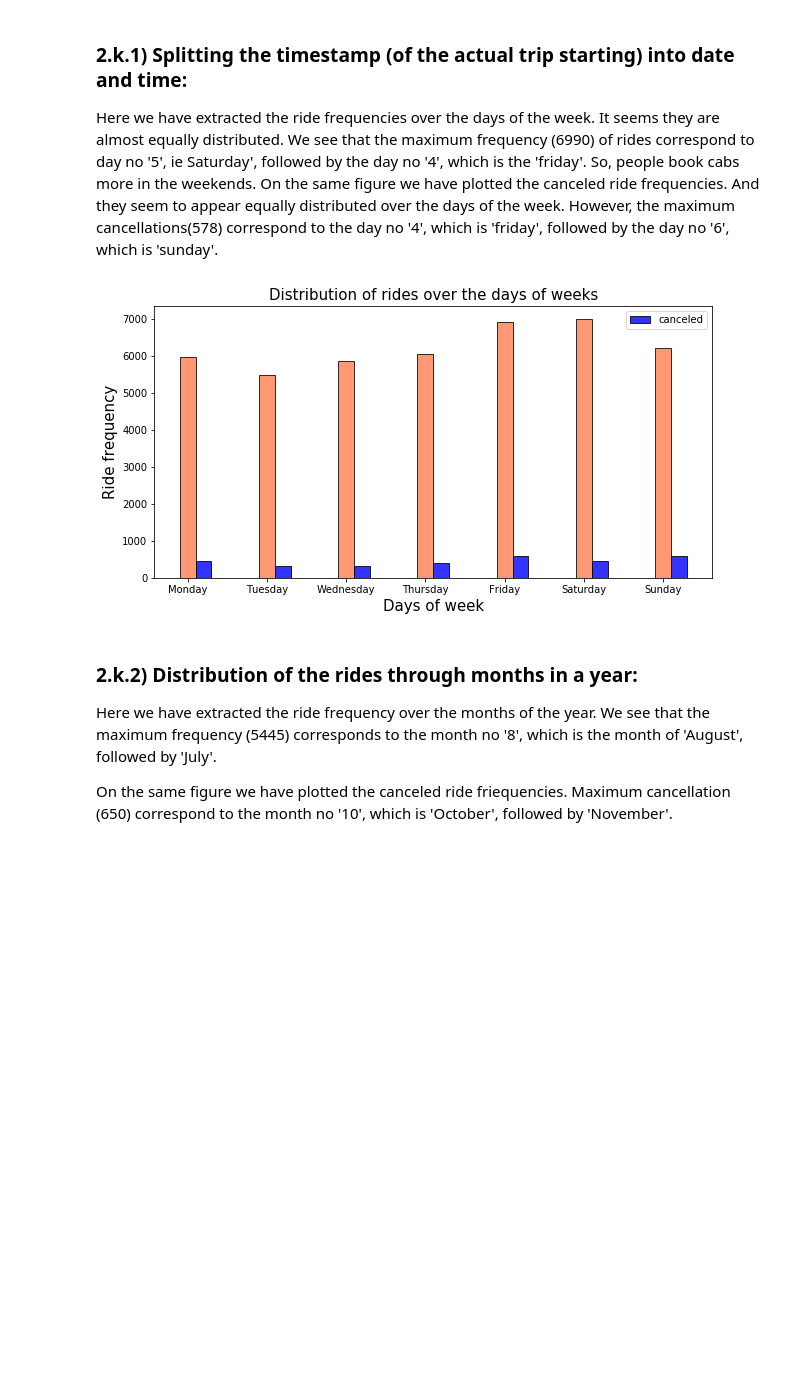
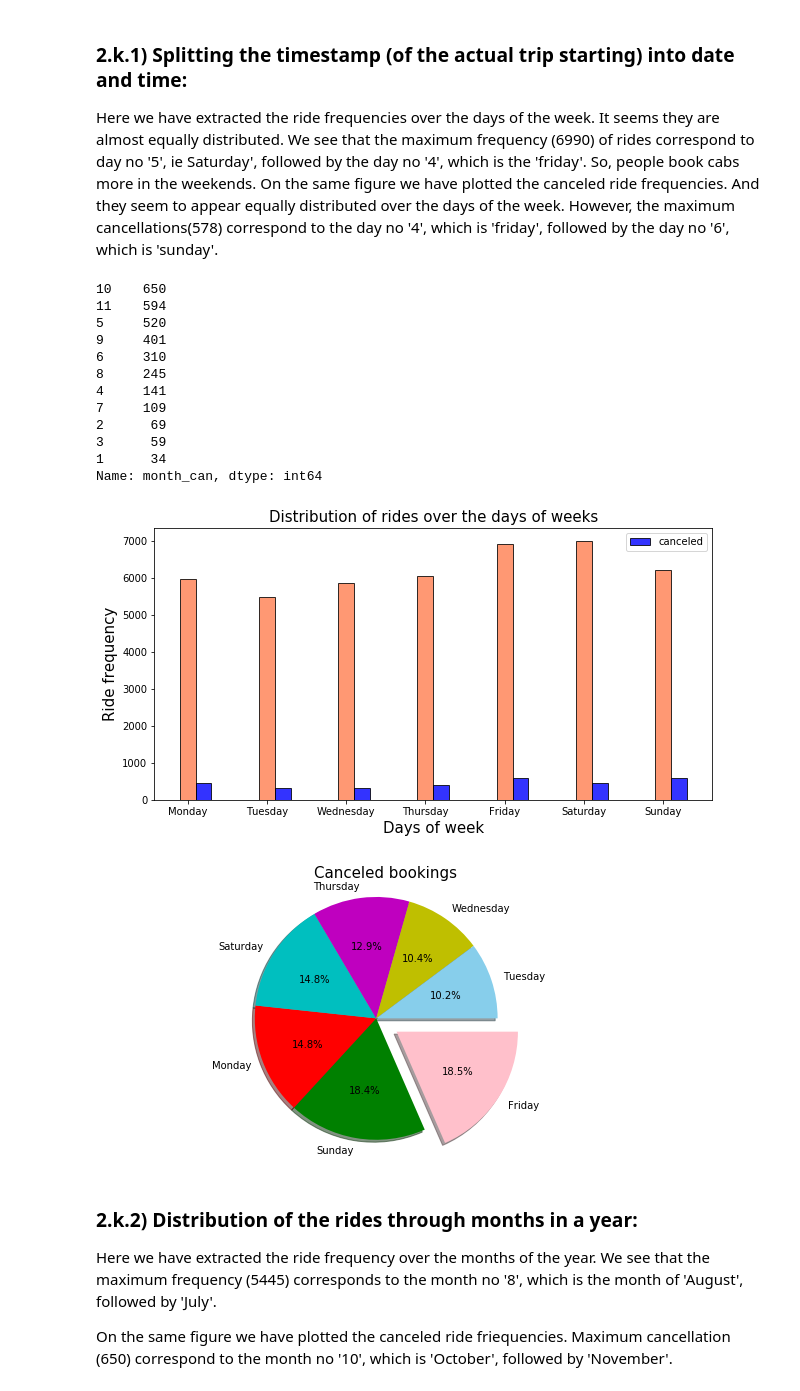
Before and after one commit to debisree/Springboard-Data-Science-Career-Track, a Jupyter notebook: predicting-cab-booking-cancellations-milestone.ipynb, the cells around one changed output. Drawn from its saved outputs; the diff is of its cells as text; code cells hidden in the pictures; blank space fills up the shorter version.

```diff
--- a/predicting-cab-booking-cancellations-milestone.ipynb
+++ b/predicting-cab-booking-cancellations-milestone.ipynb
@@ -714,33 +714,63 @@ import datetime
 df['date'] = pd.to_datetime(df['from_date'],errors= 'coerce').dt.dayofweek
 df['month'] = pd.to_datetime(df['from_date'],errors= 'coerce').dt.month
 df['time'] = pd.to_datetime(df['from_date'],errors ='coerce').dt.time
 
 df1['date_can'] = pd.to_datetime(df['from_date'],errors= 'coerce').dt.dayofweek
 df1['month_can'] = pd.to_datetime(df['from_date'],errors= 'coerce').dt.month
 df1['time_can'] = pd.to_datetime(df['from_date'],errors ='coerce').dt.time
 
 
 weekday=df.date.value_counts()
 month=df.month.value_counts()
 t=df.time.value_counts()
+
 weekday_can=df1.date_can.value_counts()
 month_can=df1.month_can.value_counts()
 t_can=df1.time_can.value_counts()
+print(month_can)
 
 #Visually days over the week:
 plt.figure(figsize=(10, 5))
 _=plt.bar(weekday.index,weekday.values,width=0.2,color='coral',edgecolor='k',alpha=0.8)
 _=plt.bar(weekday_can.index+0.2,weekday_can.values,width=0.2,color='b',edgecolor='k',alpha=0.8,label='canceled')
 plt.xlabel('Days of week',fontsize=15)
 plt.xticks([0, 1, 2,3,4,5,6], ['Monday','Tuesday','Wednesday','Thursday','Friday','Saturday','Sunday'])
 
 plt.ylabel('Ride frequency',fontsize=15)
 plt.title('Distribution of rides over the days of weeks',fontsize=15)
 plt.legend()
 plt.savefig("16.png")
 plt.show()
+
+#visual-a:
+#pie plot showing the distribution:
+
+plt.figure(figsize=(10,5))
+values = weekday_can.values
+colors = ['pink', 'g', 'r', 'c', 'm', 'y','skyblue']
+labels = ['Friday', 'Sunday', 'Monday', 'Saturday', 'Thursday', 'Wednesday','Tuesday']
+explode = (0.2, 0, 0, 0, 0, 0,0)
+plt.pie(values, colors=colors, labels= labels,explode=explode,counterclock=False, autopct='%1.1f%%',shadow=True)
+plt.title('Canceled bookings',fontsize=15)
+#plt.legend(labels,loc=3)
+plt.axis('equal')
+plt.savefig("16a.png")
+plt.show()
 # %% [output]
+10    650
+11    594
+5     520
+9     401
+6     310
+8     245
+4     141
+7     109
+2      69
+3      59
+1      34
+Name: month_can, dtype: int64
 [figure]
+[figure, added]
 # %% [markdown]
 ### 2.k.2) Distribution of the rides through months in a year:
 
```
Also changed, not shown: parts of 2 cells of this notebook.
